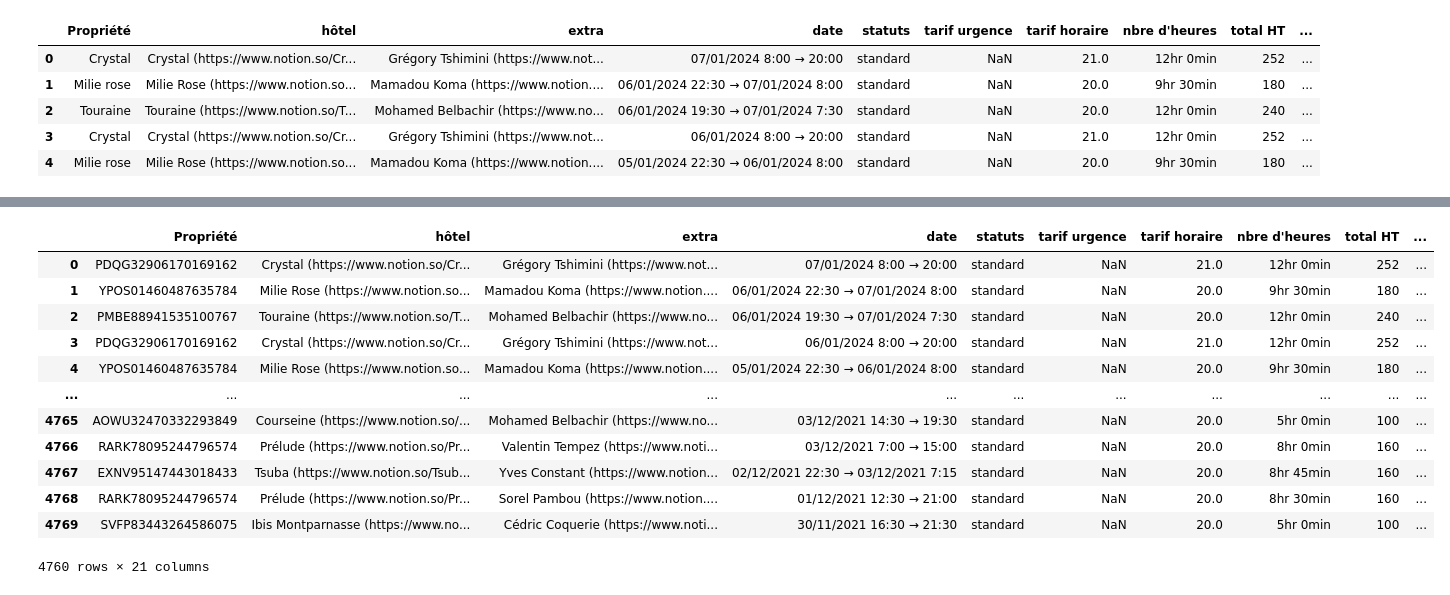
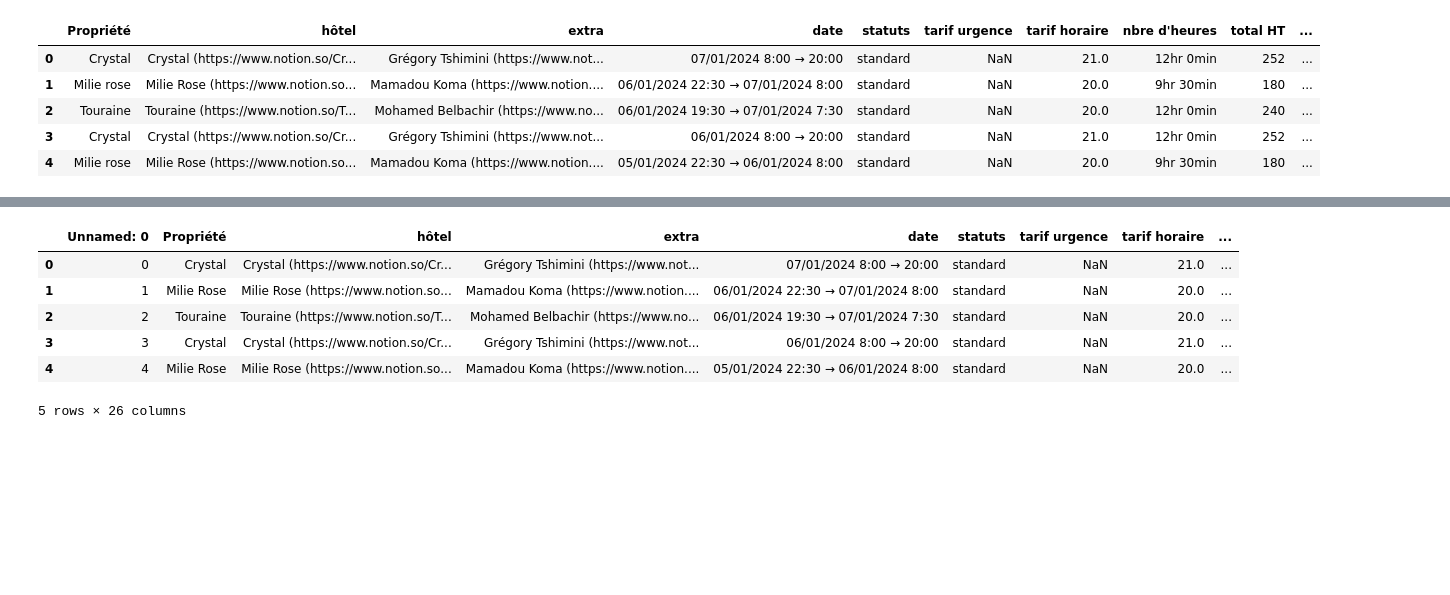
Before and after one commit to adrienB134/Qualiextra, a Jupyter notebook: support_nico.ipynb, the cells around one changed output, grey strips where cells are left out. Saved outputs shown, nothing was run; the diff lists cells and outputs as text; code cells hidden in the pictures; blank space fills up the shorter version.

```diff
--- a/support_nico.ipynb
+++ b/support_nico.ipynb
@@ -530,16 +367,38 @@ data["extra_clean"] = data["Fake_extra_clean"]
+# %%
+import locale
+data = pd.read_csv("missions_processed.csv")
+locale.setlocale(locale.LC_TIME, "fr_FR.UTF-8")
+data["date_debut"] = pd.to_datetime(data["date_debut"])
+data["date_fin"] = pd.to_datetime(data["date_fin"])
+data["periode_debut"] = data["date_debut"].dt.strftime("%b-%Y")
+data["periode_fin"] = data["date_fin"].dt.strftime("%b-%Y")
+data["statuts"] = data["statuts"].replace("annulé", "annulée")
+data["mois"] = data["date_fin"].dt.strftime("%B")
+data["mois"] = pd.Categorical(
+    data["mois"],
+    categories=[
+        "janvier",
+        "février",
+        "mars",
+        "avril",
+        "mai",
+        "juin",
+        "juillet",
+        "août",
+        "septembre",
+        "octobre",
+        "novembre",
+        "décembre",
+    ],
+    ordered=True,
+)
 # %%
-data
+data.head()
 # %% [output]
-|  | Propriété | hôtel | extra | date | statuts | tarif urgence | tarif horaire | nbre d'heures | total HT | ... |
-| 0 | PDQG32906170169162 | Crystal (https://www.notion.so/Cr... | Grégory Tshimini (https://www.not... | 07/01/2024 8:00 → 20:00 | standard | NaN | 21.0 | 12hr 0min | 252 | ... |
-| 1 | YPOS01460487635784 | Milie Rose (https://www.notion.so... | Mamadou Koma (https://www.notion.... | 06/01/2024 22:30 → 07/01/2024 8:00 | standard | NaN | 20.0 | 9hr 30min | 180 | ... |
-| 2 | PMBE88941535100767 | Touraine (https://www.notion.so/T... | Mohamed Belbachir (https://www.no... | 06/01/2024 19:30 → 07/01/2024 7:30 | standard | NaN | 20.0 | 12hr 0min | 240 | ... |
-| 3 | PDQG32906170169162 | Crystal (https://www.notion.so/Cr... | Grégory Tshimini (https://www.not... | 06/01/2024 8:00 → 20:00 | standard | NaN | 21.0 | 12hr 0min | 252 | ... |
-| 4 | YPOS01460487635784 | Milie Rose (https://www.notion.so... | Mamadou Koma (https://www.notion.... | 05/01/2024 22:30 → 06/01/2024 8:00 | standard | NaN | 20.0 | 9hr 30min | 180 | ... |
-| ... | ... | ... | ... | ... | ... | ... | ... | ... | ... | ... |
-| 4765 | AOWU32470332293849 | Courseine (https://www.notion.so/... | Mohamed Belbachir (https://www.no... | 03/12/2021 14:30 → 19:30 | standard | NaN | 20.0 | 5hr 0min | 100 | ... |
-| 4766 | RARK78095244796574 | Prélude (https://www.notion.so/Pr... | Valentin Tempez (https://www.noti... | 03/12/2021 7:00 → 15:00 | standard | NaN | 20.0 | 8hr 0min | 160 | ... |
-| 4767 | EXNV95147443018433 | Tsuba (https://www.notion.so/Tsub... | Yves Constant (https://www.notion... | 02/12/2021 22:30 → 03/12/2021 7:15 | standard | NaN | 20.0 | 8hr 45min | 160 | ... |
-| 4768 | RARK78095244796574 | Prélude (https://www.notion.so/Pr... | Sorel Pambou (https://www.notion.... | 01/12/2021 12:30 → 21:00 | standard | NaN | 20.0 | 8hr 30min | 160 | ... |
-| 4769 | SVFP83443264586075 | Ibis Montparnasse (https://www.no... | Cédric Coquerie (https://www.noti... | 30/11/2021 16:30 → 21:30 | standard | NaN | 20.0 | 5hr 0min | 100 | ... |
+|  | Unnamed: 0 | Propriété | hôtel | extra | date | statuts | tarif urgence | tarif horaire | ... |
+| 0 | 0 | Crystal | Crystal (https://www.notion.so/Cr... | Grégory Tshimini (https://www.not... | 07/01/2024 8:00 → 20:00 | standard | NaN | 21.0 | ... |
+| 1 | 1 | Milie Rose | Milie Rose (https://www.notion.so... | Mamadou Koma (https://www.notion.... | 06/01/2024 22:30 → 07/01/2024 8:00 | standard | NaN | 20.0 | ... |
+| 2 | 2 | Touraine | Touraine (https://www.notion.so/T... | Mohamed Belbachir (https://www.no... | 06/01/2024 19:30 → 07/01/2024 7:30 | standard | NaN | 20.0 | ... |
+| 3 | 3 | Crystal | Crystal (https://www.notion.so/Cr... | Grégory Tshimini (https://www.not... | 06/01/2024 8:00 → 20:00 | standard | NaN | 21.0 | ... |
+| 4 | 4 | Milie Rose | Milie Rose (https://www.notion.so... | Mamadou Koma (https://www.notion.... | 05/01/2024 22:30 → 06/01/2024 8:00 | standard | NaN | 20.0 | ... |
-4760 rows × 21 columns
+5 rows × 26 columns
```
Also changed, not shown: parts of 17 cells of this notebook, 6 other files.
